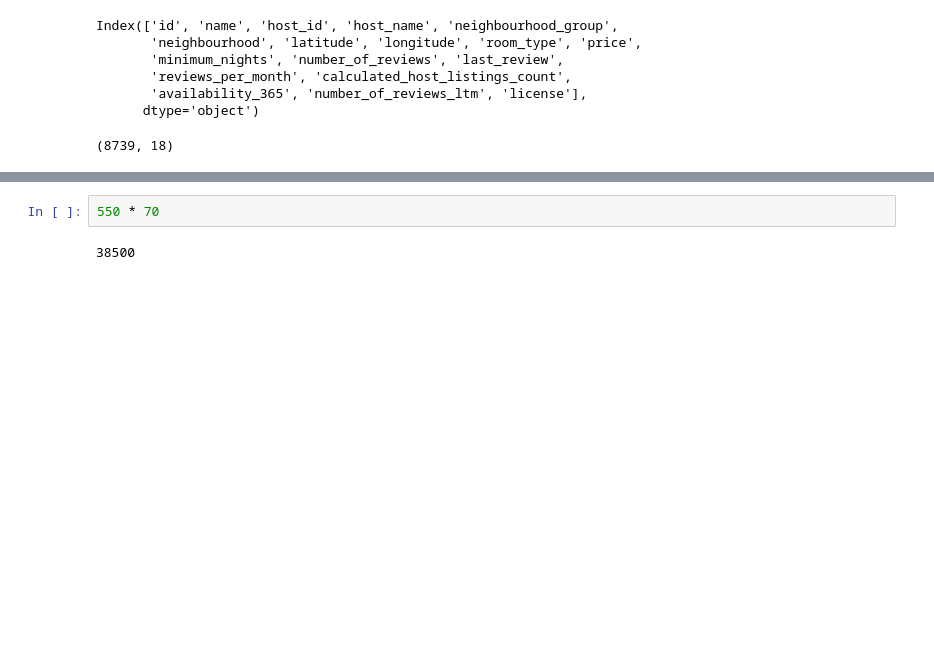
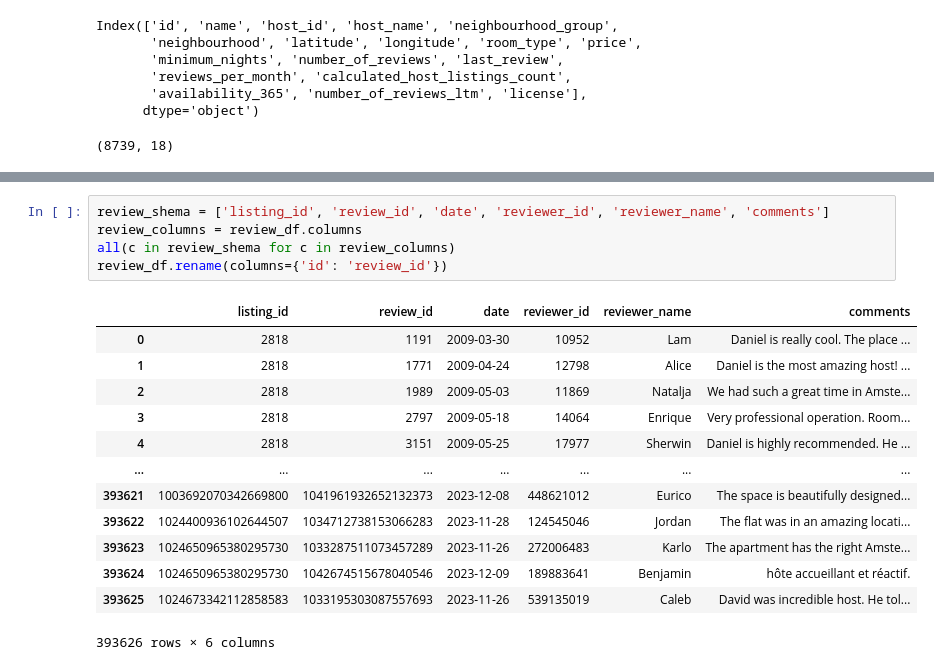
Before and after one commit to SophieTruong/simple_bdp, a Jupyter notebook: data/data_exploration.ipynb, the cells around one changed output, grey strips where cells are left out. Saved outputs shown, nothing was run; the diff lists cells and outputs as text; blank space fills up the shorter version.

```diff
--- a/data/data_exploration.ipynb
+++ b/data/data_exploration.ipynb
@@ -99,4 +202,19 @@ display(review_df.head(10))
-# %%
-550 * 70
-# %% [output]
-38500
+# %%
+review_shema = ['listing_id', 'review_id', 'date', 'reviewer_id', 'reviewer_name', 'comments']
+review_columns = review_df.columns
+all(c in review_shema for c in review_columns)
+review_df.rename(columns={'id': 'review_id'})
+# %% [output]
+|  | listing_id | review_id | date | reviewer_id | reviewer_name | comments |
+| 0 | 2818 | 1191 | 2009-03-30 | 10952 | Lam | Daniel is really cool. The place ... |
+| 1 | 2818 | 1771 | 2009-04-24 | 12798 | Alice | Daniel is the most amazing host! ... |
+| 2 | 2818 | 1989 | 2009-05-03 | 11869 | Natalja | We had such a great time in Amste... |
+| 3 | 2818 | 2797 | 2009-05-18 | 14064 | Enrique | Very professional operation. Room... |
+| 4 | 2818 | 3151 | 2009-05-25 | 17977 | Sherwin | Daniel is highly recommended. He ... |
+| ... | ... | ... | ... | ... | ... | ... |
+| 393621 | 1003692070342669800 | 1041961932652132373 | 2023-12-08 | 448621012 | Eurico | The space is beautifully designed... |
+| 393622 | 1024400936102644507 | 1034712738153066283 | 2023-11-28 | 124545046 | Jordan | The flat was in an amazing locati... |
+| 393623 | 1024650965380295730 | 1033287511073457289 | 2023-11-26 | 272006483 | Karlo | The apartment has the right Amste... |
+| 393624 | 1024650965380295730 | 1042674515678040546 | 2023-12-09 | 189883641 | Benjamin | hôte accueillant et réactif. |
+| 393625 | 1024673342112858583 | 1033195303087557693 | 2023-11-26 | 539135019 | Caleb | David was incredible host. He tol... |
+393626 rows × 6 columns
```
Also changed, not shown: parts of 13 cells of this notebook, 9 other files.
